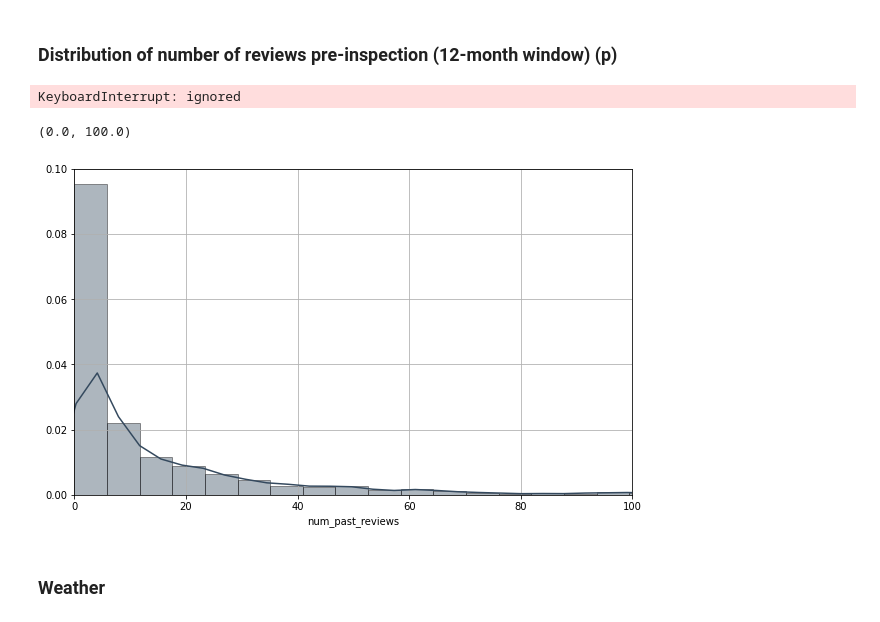
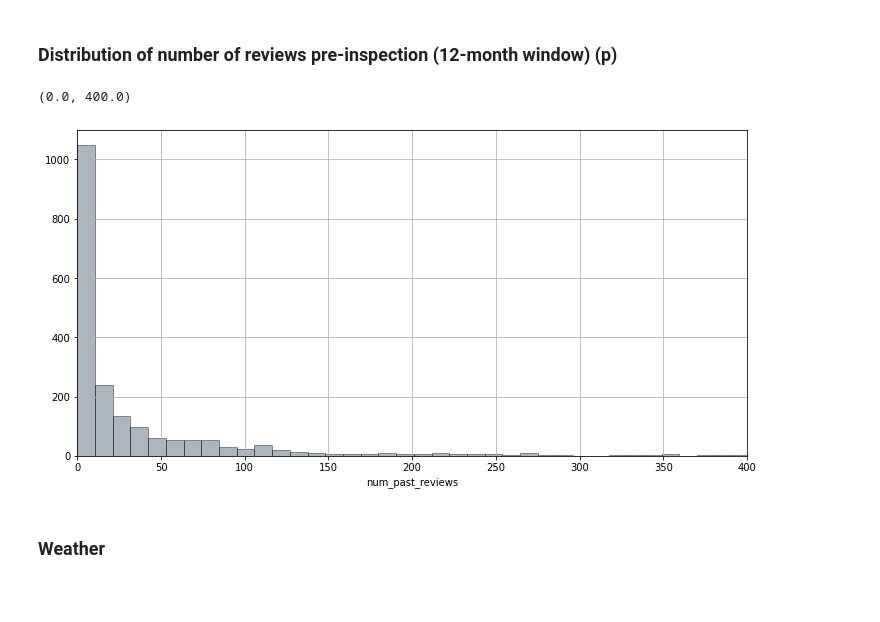
Before and after one commit to RishabPanyam96/Las_Vegas_Food_Inspection, a Jupyter notebook: code/Vizual.ipynb, the cells around one changed output. Drawn from its saved outputs; the diff is of its cells as text; code cells hidden in the pictures; blank space fills up the shorter version.

Commit message:
changed past reviews window to 12 months

```diff
--- a/code/Vizual.ipynb
+++ b/code/Vizual.ipynb
@@ -681,21 +681,19 @@ plt.show()
 # %% [markdown]
   ### Distribution of number of reviews pre-inspection (12-month window) (p)
 # %%
-sample = inspection.sample(5000).reset_index(drop=True)
+sample = inspection.sample(2000).reset_index(drop=True)
 sample['num_past_reviews'] = np.NaN
 # %%
 for serial in sample.serial_number:
   sample.loc[sample.serial_number == serial, 'num_past_reviews'] = get_past_reviews(serial_number=serial, window=365).shape[0]
-# %% [output]
-KeyboardInterrupt: ignored
 # %%
-plt.figure(figsize=(10,6))
-sns.distplot(sample.num_past_reviews,bins=80, color="#34495e", hist_kws=dict(edgecolor="k", linewidth=1))
+plt.figure(figsize=(12,6))
+sns.distplot(sample.num_past_reviews, kde=False, color="#34495e", hist_kws=dict(edgecolor="k", linewidth=1))
 plt.grid()
-plt.xlim([0,100])
+plt.xlim([0,400])
 # %% [output]
-(0.0, 100.0)
+(0.0, 400.0)
-[figure, old version]
+[figure, new version]
 # %% [markdown]
 ### Weather
 # %%
```
